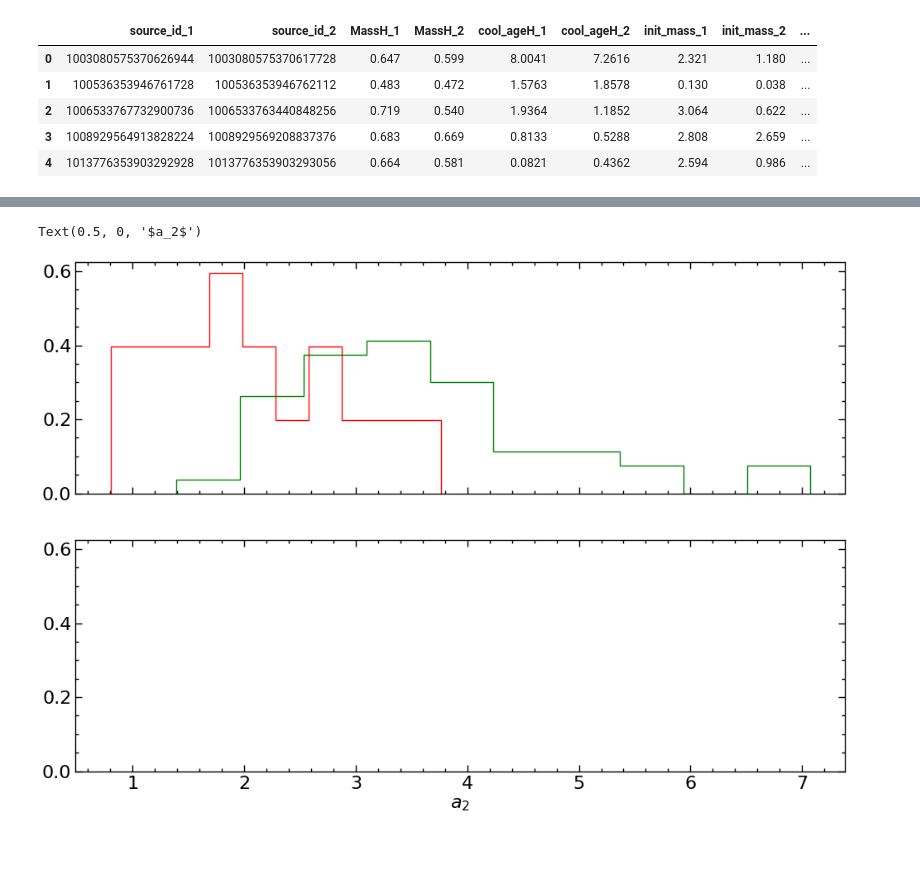
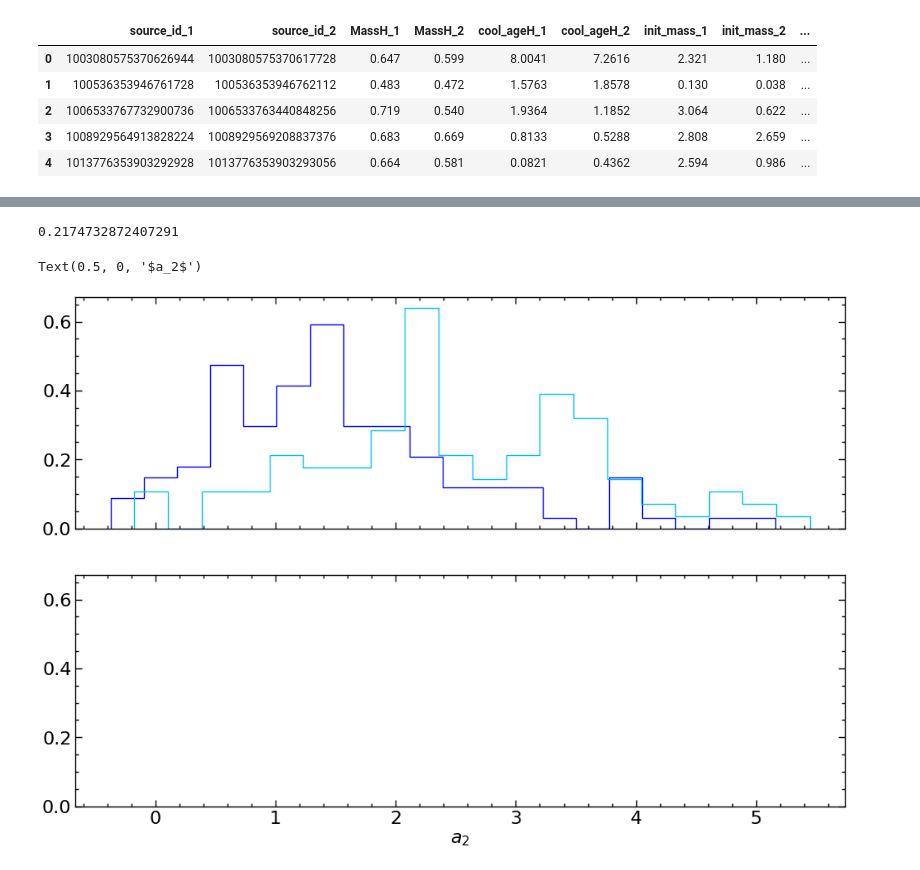
Before and after one commit to cheyanneshariat/OSPE_Scripts, a Jupyter notebook: WD_Mergers.ipynb, the cells around one changed output, grey strips where cells are left out. Saved outputs shown, nothing was run; the diff lists cells and outputs as text; code cells hidden in the pictures.

```diff
--- a/WD_Mergers.ipynb
+++ b/WD_Mergers.ipynb
@@ -185,11 +179,15 @@ Text(0.05, 0.9, 'Model OB')
+# %%
+len(strange_binaries) / len(binaries_WDWD)
+# %% [output]
+0.2174732872407291
 # %%
 fig, (ax1, ax2) = plt.subplots(nrows=2, ncols=1, figsize=(12, 8), sharex=True, sharey=True)
 
 
-ax1.hist(np.log10(wdwd_after_merger1['a2']), histtype='step', color='r', label='KOB', density=True)
-ax1.hist(np.log10(wdwd_after_merger6['a2']), histtype='step', color='g', label='KIB', density=True)
+ax1.hist(np.log10(merged_df_final1.query("bintype=='MSMS'")['a2']), histtype='step', color='b', label='KOB', density=True, bins=20)
+ax1.hist(np.log10(merged_df_final6.query("bintype=='MSMS'")['a2']), histtype='step', color='deepskyblue', label='KIB', density=True, bins=20)
 
 ax2.set_xlabel('$a_2$')
 # %% [output]
 Text(0.5, 0, '$a_2$')
-[figure, old version]
+[figure, new version]
```
Also changed, not shown: parts of 5 cells of this notebook, 2 other files.
